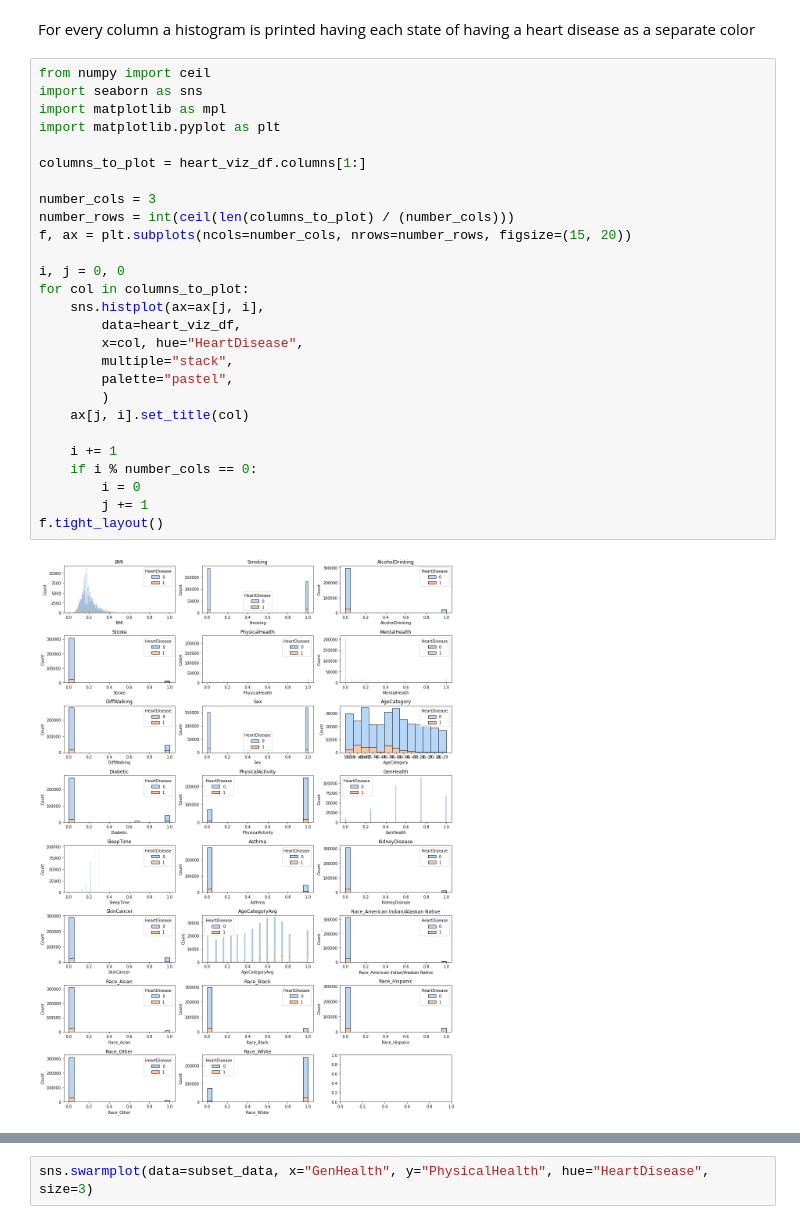
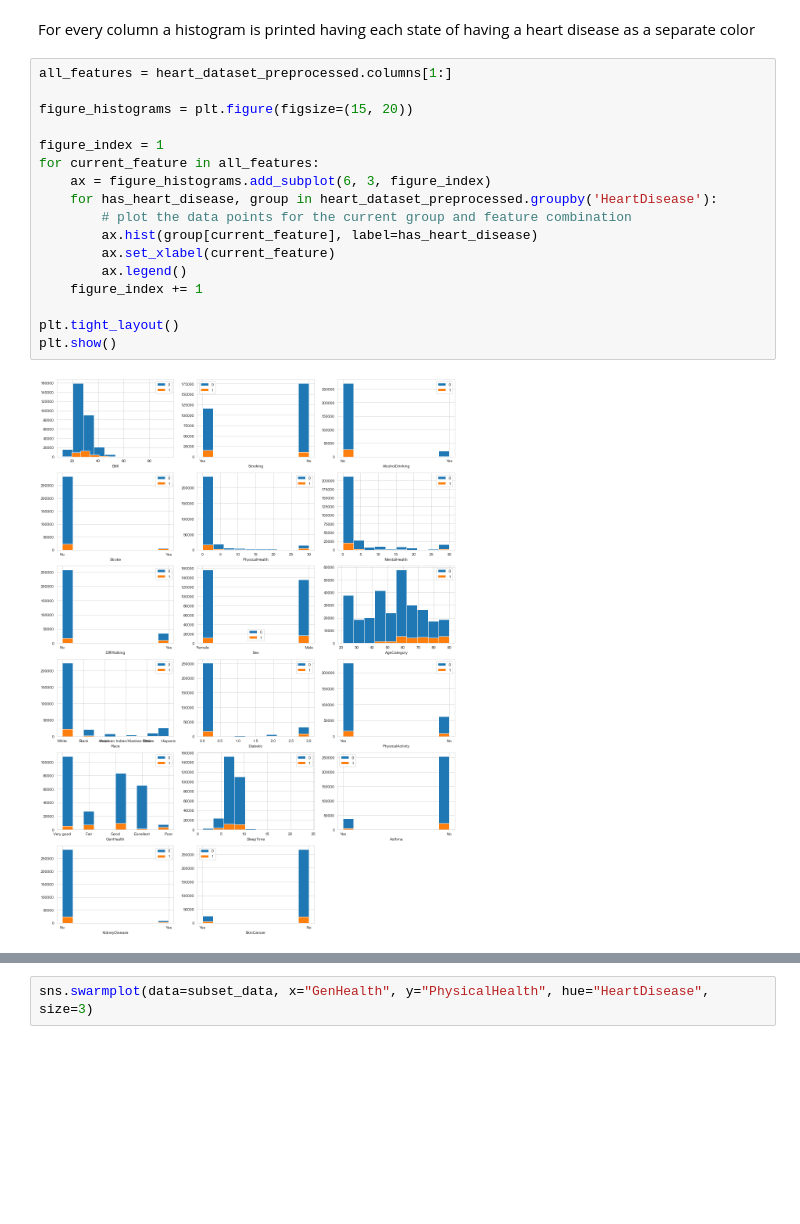
Before and after one commit to BenediktLueth/heartheroes, a Jupyter notebook: data_preprocessing.ipynb, the cells around one changed output, grey strips where cells are left out. Saved outputs shown, nothing was run; the diff lists cells and outputs as text; blank space fills up the shorter version.

```diff
--- a/data_preprocessing.ipynb
+++ b/data_preprocessing.ipynb
@@ -588,32 +511,22 @@ heart_viz_df.head()
 # %% [markdown]
 For every column a histogram is printed having each state of having a heart disease as a separate color
-# %%
-from numpy import ceil
-import seaborn as sns
-import matplotlib as mpl
-import matplotlib.pyplot as plt
-
-columns_to_plot = heart_viz_df.columns[1:]
-
-number_cols = 3
-number_rows = int(ceil(len(columns_to_plot) / (number_cols)))
-f, ax = plt.subplots(ncols=number_cols, nrows=number_rows, figsize=(15, 20))
-
-i, j = 0, 0
-for col in columns_to_plot:
-    sns.histplot(ax=ax[j, i],
-        data=heart_viz_df,
-        x=col, hue="HeartDisease",
-        multiple="stack",
-        palette="pastel",
-        )
-    ax[j, i].set_title(col)
-
-    i += 1
-    if i % number_cols == 0:
-        i = 0
-        j += 1
-f.tight_layout()
-# %% [output]
-[figure, removed]
+# %%
+all_features = heart_dataset_preprocessed.columns[1:]
+
+figure_histograms = plt.figure(figsize=(15, 20))
+
+figure_index = 1
+for current_feature in all_features:
+    ax = figure_histograms.add_subplot(6, 3, figure_index)
+    for has_heart_disease, group in heart_dataset_preprocessed.groupby('HeartDisease'):
+        # plot the data points for the current group and feature combination
+        ax.hist(group[current_feature], label=has_heart_disease)
+        ax.set_xlabel(current_feature)
+        ax.legend()
+    figure_index += 1
+
+plt.tight_layout()
+plt.show()
+# %% [output]
+[figure, added]
 # %%
```
Also changed, not shown: parts of 46 cells of this notebook.
